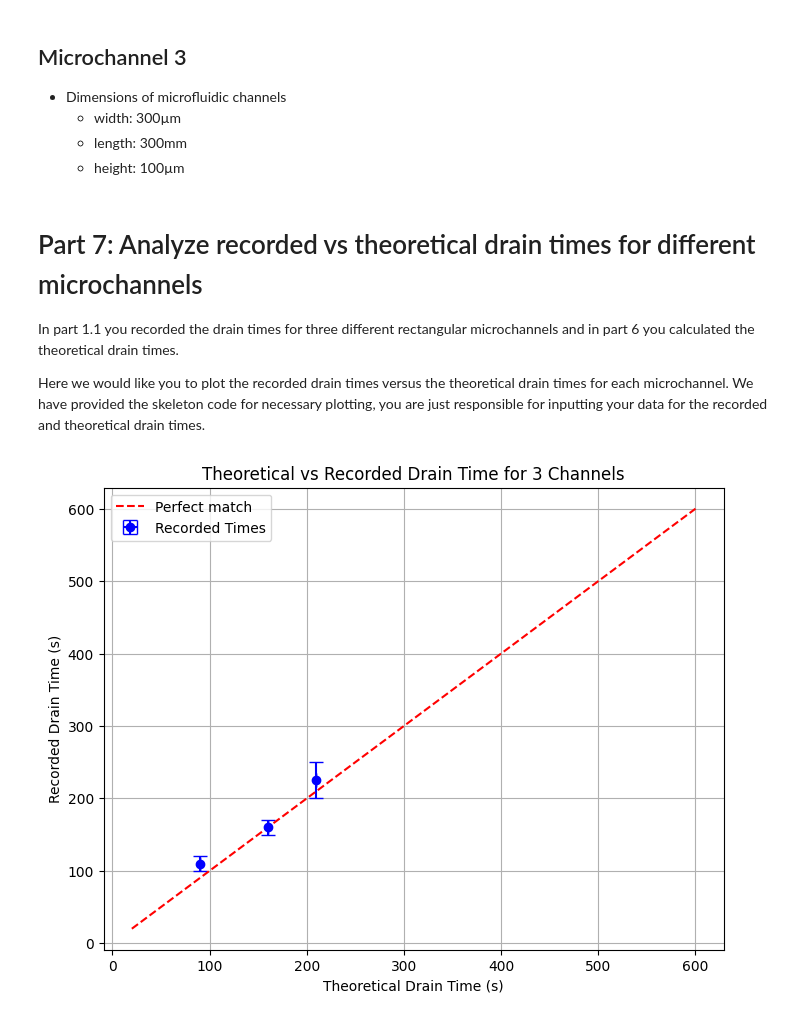
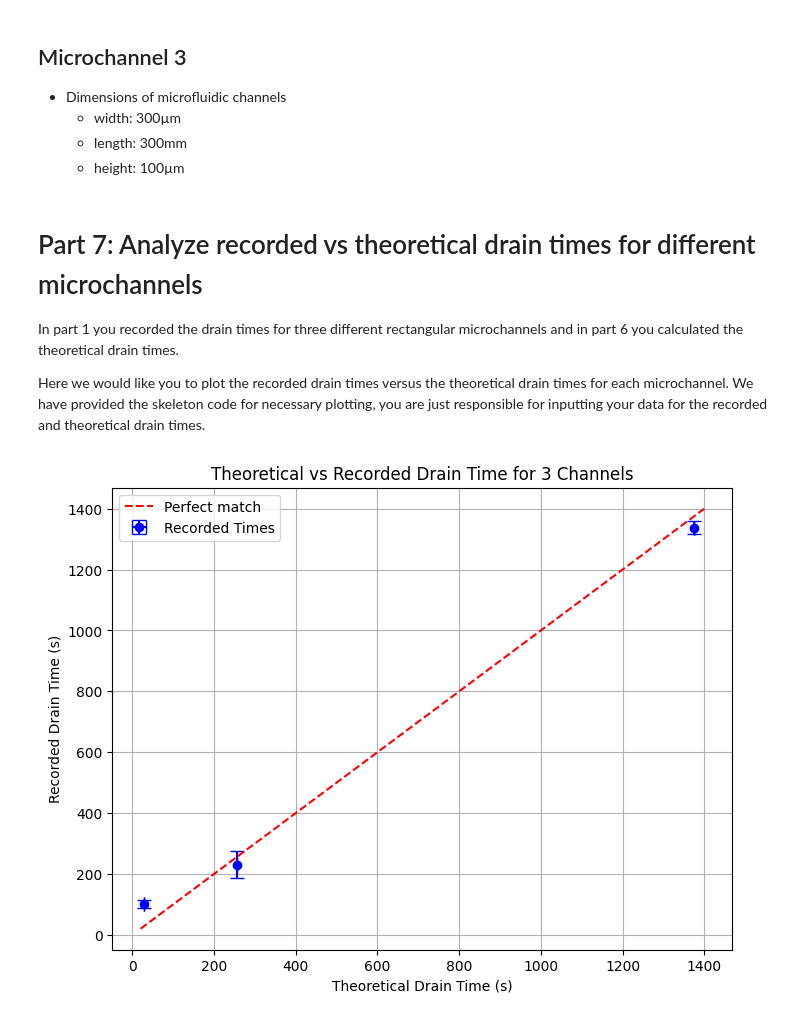
Before and after one commit to skoplik/UW_BIOEN455_2025, a Jupyter notebook: BIOEN_455_Lab2_Simple_Microchannels_Student_Version.ipynb, the cells around one changed output. Cells and saved outputs as stored; diff of their text form; code cells hidden in the pictures.

```diff
--- a/BIOEN_455_Lab2_Simple_Microchannels_Student_Version.ipynb
+++ b/BIOEN_455_Lab2_Simple_Microchannels_Student_Version.ipynb
@@ -240,7 +263,7 @@ InletVolume=5e-8 #Volume introduced in inlet in m^3 (equivalent to 50uL)
 # %% [markdown]
 # Part 7: Analyze recorded vs theoretical drain times for different microchannels
 
-In part 1.1 you recorded the drain times for three different rectangular microchannels and in part 6 you calculated the theoretical drain times.
+In part 1 you recorded the drain times for three different rectangular microchannels and in part 6 you calculated the theoretical drain times.
 
 Here we would like you to plot the recorded drain times versus the theoretical drain times for each microchannel. We have provided the skeleton code for necessary plotting, you are just responsible for inputting your data for the recorded and theoretical drain times.
 # %%
@@ -248,39 +271,40 @@ Here we would like you to plot the recorded drain times versus the theoretical d
 import numpy as np
 import matplotlib.pyplot as plt
 
 # Define your data for recorded and theoretical drain times with replicates for each of the 3 channels
-# TODO: (replace example data with your actual recorded and theoretical drain times for each replicate)
-recorded_times_channel1 = np.array([100, 120])  # Replicates for Channel 1
-recorded_times_channel2 = np.array([150, 170])  # Replicates for Channel 2
-recorded_times_channel3 = np.array([200, 250])  # Replicates for Channel 3
+# TODO: (replace example data with your actual recorded data)
+recorded_times_channel1 = np.array([113, 89])  # Replicates for Channel 1
+recorded_times_channel2 = np.array([186, 275])  # Replicates for Channel 2
+recorded_times_channel3 = np.array([1359, 1317])  # Replicates for Channel 3
 
-theoretical_times_channel1 = 90  # Theoretical value for Channel 1 (no replicates)
-theoretical_times_channel2 = 160  # Theoretical value for Channel 2
-theoretical_times_channel3 = 210  # Theoretical value for Channel 3
+# TODO: (replace example data with your actual theoretical data)
+theoretical_times_channel1 = 28.52  # Theoretical value for Channel 1 (no replicates)
+theoretical_times_channel2 = 256  # Theoretical value for Channel 2
+theoretical_times_channel3 = 1375  # Theoretical value for Channel 3
 
 #you DO NOT need to modify the code below here
 # Calculate means and standard deviations for recorded times for each channel
 mean_recorded = [np.mean(recorded_times_channel1), np.mean(recorded_times_channel2), np.mean(recorded_times_channel3)]
 std_dev_recorded = [np.std(recorded_times_channel1), np.std(recorded_times_channel2), np.std(recorded_times_channel3)]
 
 # Theoretical times (single values for each channel)
 theoretical_times = [theoretical_times_channel1, theoretical_times_channel2, theoretical_times_channel3]
 
 # Plot the theoretical vs recorded drain times with error bars
 plt.figure(figsize=(8,6))
 
 # Plot for Recorded Times (with error bars)
 plt.errorbar(theoretical_times, mean_recorded, xerr=0, yerr=std_dev_recorded, fmt='o', color='blue', label='Recorded Times', capsize=5)
 
 # Add the line for perfect match
-plt.plot([20, 900], [20, 900], color='red', linestyle='--', label='Perfect match')
+plt.plot([20, 1400], [20, 1400], color='red', linestyle='--', label='Perfect match')
 
 # Labeling the axes and the plot
 plt.xlabel('Theoretical Drain Time (s)')
 plt.ylabel('Recorded Drain Time (s)')
 plt.title('Theoretical vs Recorded Drain Time for 3 Channels')
 plt.legend()
 plt.grid(True)
 plt.show()
 # %% [output]
-[figure, old version]
+[figure, new version]
```
Also changed, not shown: parts of 19 cells of this notebook, 4 other files.
